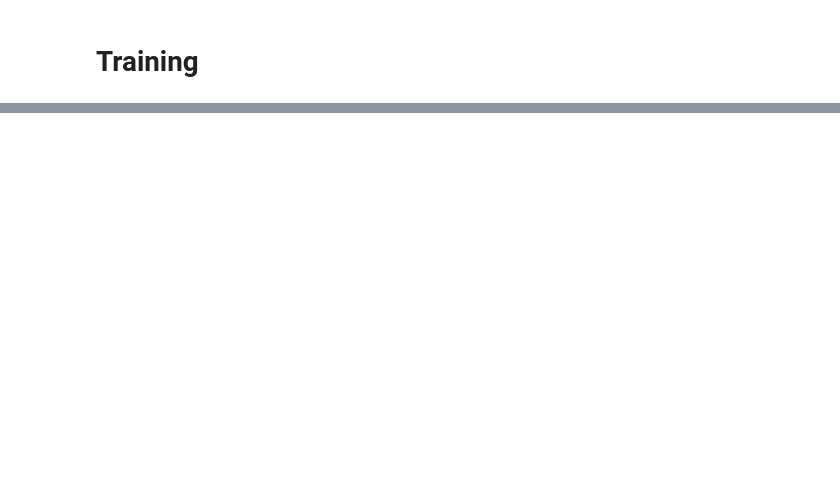
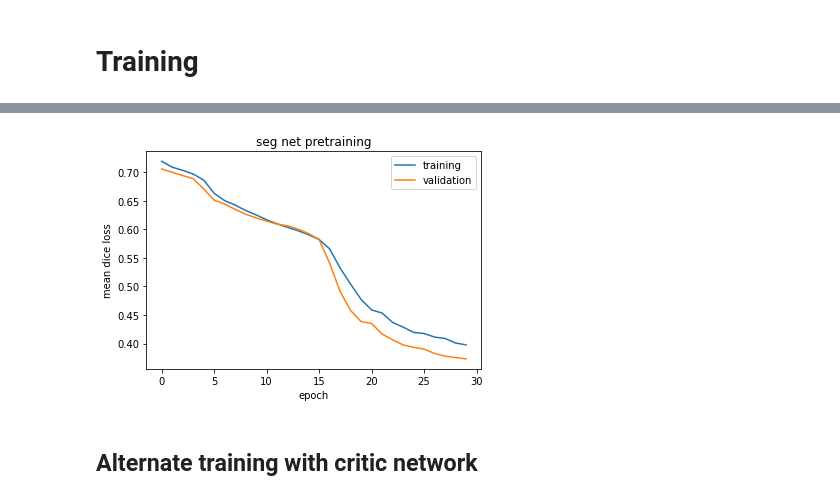
Before and after one commit to ebrahimebrahim/lung-seg-exploration, a Jupyter notebook: exploration.ipynb, the cells around one changed output, grey strips where cells are left out. Drawn from its saved outputs; the diff is of its cells as text; code cells hidden in the pictures; blank space fills up the shorter version.

```diff
--- a/exploration.ipynb
+++ b/exploration.ipynb
@@ -216,12 +217,21 @@ TODO: Understand what are "res units" in the UNet ctor, and incorporate those. T
 # %%
+spatial_dims = 2;
+image_channels = 1;
+seg_channels = 3; # left lung, right lung, background
+seg_net_channel_seq = (8,8,16,32,64,64)
+stride_seq = (2,2,2,2,2) # I don't know why, but MONAI unet insists on this being one shorter than I expect,
+# and then it forces a stride of 1 at that last step.
+dropout = 0.2
+num_res_units = 1
+
 seg_net = monai.networks.nets.UNet(
-    spatial_dims=2,
-    in_channels=1,
-    out_channels=3, # left lung, right lung, background
-    channels=(8,8,16,32,64,64),
-    strides=(2,2,2,2,2),
-    dropout=0.2,
-    num_res_units=1
+    spatial_dims = spatial_dims,
+    in_channels = image_channels,
+    out_channels = seg_channels,
+    channels = seg_net_channel_seq,
+    strides = (2,2,2,2,2),
+    dropout = dropout,
+    num_res_units = num_res_units
 )
 
 num_params = sum(p.numel() for p in seg_net.parameters())
@@ -343,7 +426,7 @@ dataloader_valid = monai.data.DataLoader(
 learning_rate = 1e-3
 optimizer = torch.optim.Adam(seg_net.parameters(), learning_rate)
 
-max_epochs = 60
+max_epochs = 30
 training_losses = []
 validation_losses = []
 
@@ -400,7 +492,13 @@ preview_seg_net(random.choice(dataset_valid))
 # %%
 plt.plot(training_losses, label="training")
 plt.plot(validation_losses, label="validation")
 plt.legend()
 plt.xlabel('epoch')
 plt.ylabel('mean dice loss')
+plt.title('seg net pretraining')
+plt.savefig('seg_net_pretraining_losses.png')
 plt.show()
+# %% [output]
+[figure, added]
+# %% [markdown]
+## Alternate training with critic network
```
Also changed, not shown: parts of 28 cells of this notebook.
